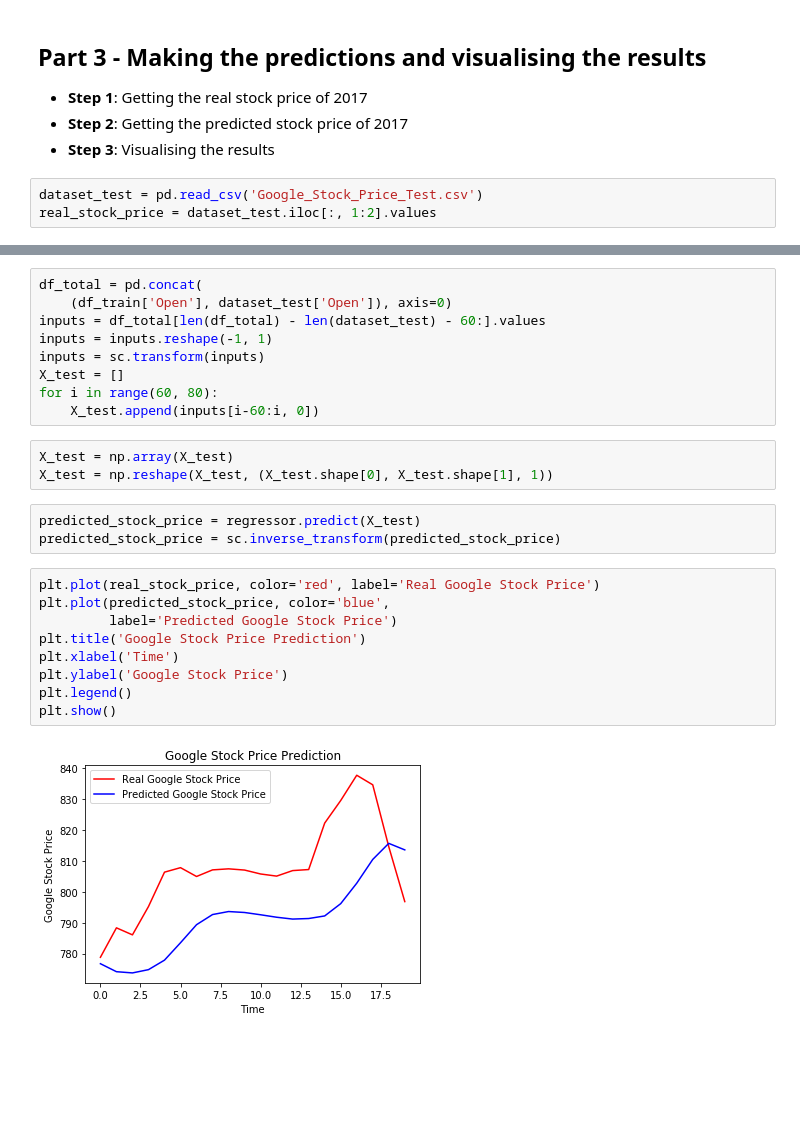
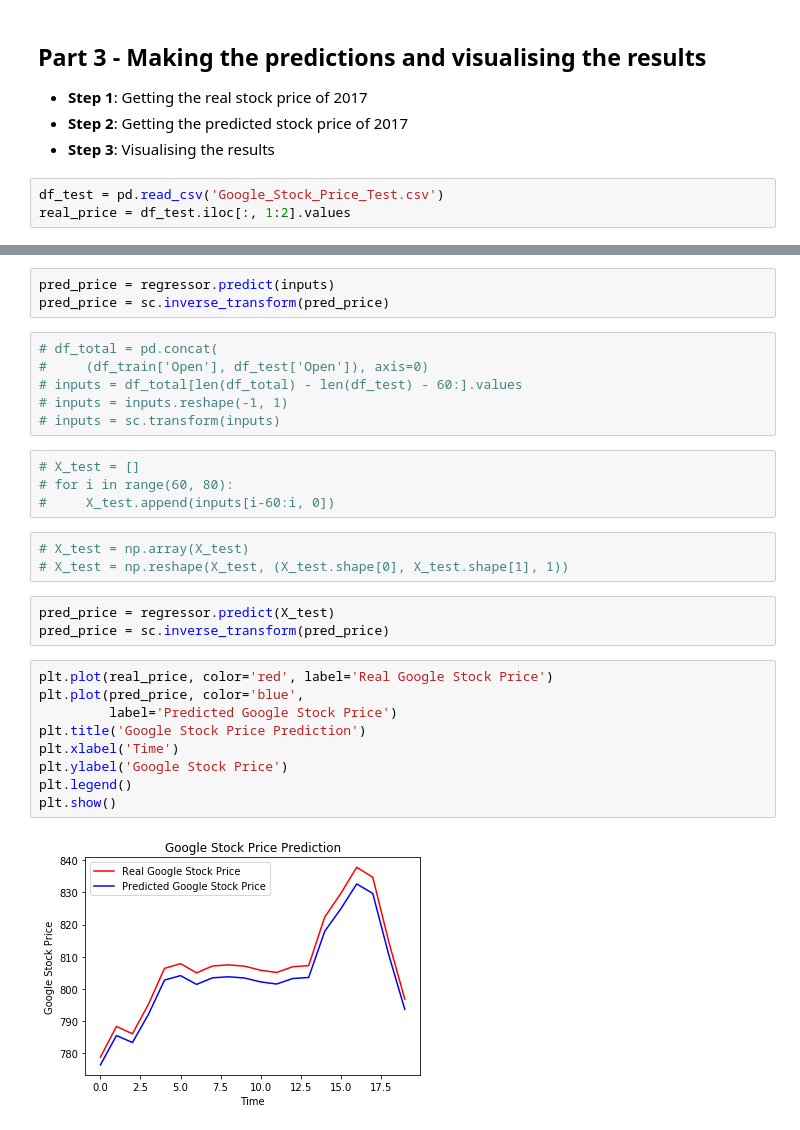
Before and after one commit to Data-is-life/neural_network_projects, a Jupyter notebook: RNN/rnn.ipynb, the cells around one changed output, grey strips where cells are left out. Cells and saved outputs as stored; diff of their text form; blank space fills up the shorter version.

```diff
--- a/RNN/rnn.ipynb
+++ b/RNN/rnn.ipynb
@@ -90,5 +155,5 @@ Epoch 100/100
 - __Step 2__: Getting the predicted stock price of 2017
 - __Step 3__: Visualising the results
 # %%
-dataset_test = pd.read_csv('Google_Stock_Price_Test.csv')
-real_stock_price = dataset_test.iloc[:, 1:2].values
+df_test = pd.read_csv('Google_Stock_Price_Test.csv')
+real_price = df_test.iloc[:, 1:2].values
@@ -95,26 +164,30 @@ real_stock_price = dataset_test.iloc[:, 1:2].values
+# %%
+pred_price = regressor.predict(inputs)
+pred_price = sc.inverse_transform(pred_price)
 # %%
-df_total = pd.concat(
-    (df_train['Open'], dataset_test['Open']), axis=0)
-inputs = df_total[len(df_total) - len(dataset_test) - 60:].values
-inputs = inputs.reshape(-1, 1)
-inputs = sc.transform(inputs)
-X_test = []
-for i in range(60, 80):
-    X_test.append(inputs[i-60:i, 0])
+# df_total = pd.concat(
+#     (df_train['Open'], df_test['Open']), axis=0)
+# inputs = df_total[len(df_total) - len(df_test) - 60:].values
+# inputs = inputs.reshape(-1, 1)
+# inputs = sc.transform(inputs)
+# %%
+# X_test = []
+# for i in range(60, 80):
+#     X_test.append(inputs[i-60:i, 0])
 # %%
-X_test = np.array(X_test)
-X_test = np.reshape(X_test, (X_test.shape[0], X_test.shape[1], 1))
+# X_test = np.array(X_test)
+# X_test = np.reshape(X_test, (X_test.shape[0], X_test.shape[1], 1))
 # %%
-predicted_stock_price = regressor.predict(X_test)
-predicted_stock_price = sc.inverse_transform(predicted_stock_price)
+pred_price = regressor.predict(X_test)
+pred_price = sc.inverse_transform(pred_price)
 # %%
-plt.plot(real_stock_price, color='red', label='Real Google Stock Price')
-plt.plot(predicted_stock_price, color='blue',
+plt.plot(real_price, color='red', label='Real Google Stock Price')
+plt.plot(pred_price, color='blue',
          label='Predicted Google Stock Price')
 plt.title('Google Stock Price Prediction')
 plt.xlabel('Time')
 plt.ylabel('Google Stock Price')
 plt.legend()
 plt.show()
 # %% [output]
-[figure, old version]
+[figure, new version]
```
Also changed, not shown: parts of 17 cells of this notebook, 1 other file.
